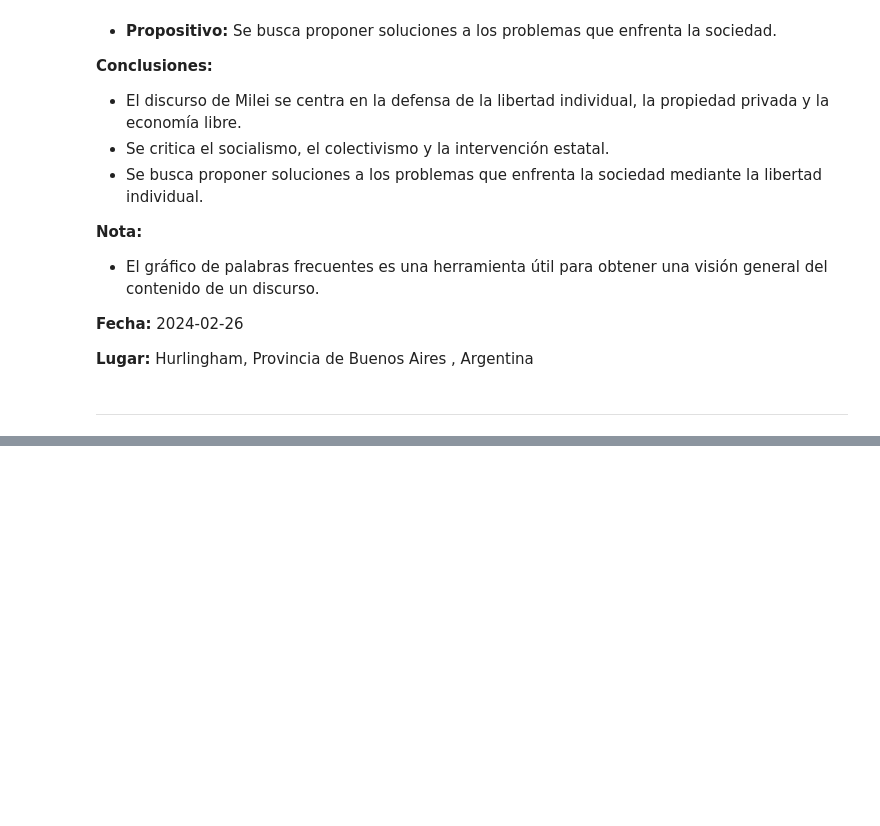
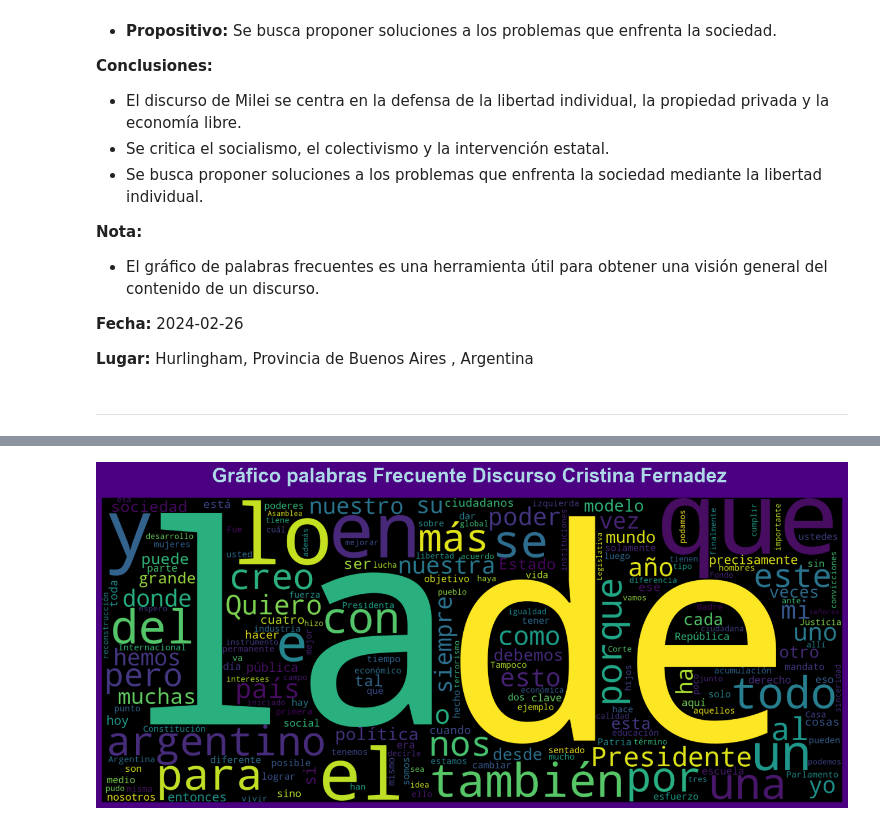
Before and after one commit to Wanves/An-lisis-Frecuencia-de-Palabras, a Jupyter notebook: Analisis_palabras_frecuentes.ipynb, the cells around one changed output, grey strips where cells are left out. Cells and saved outputs as stored; diff of their text form; code cells hidden in the pictures; blank space fills up the shorter version.

```diff
--- a/Analisis_palabras_frecuentes.ipynb
+++ b/Analisis_palabras_frecuentes.ipynb
@@ -302,0 +553,17 @@ grafico(wordcloud)
+# %%
+def grafico(wordcloud):
+    plt.figure(figsize=(20,7), facecolor='indigo')
+    plt.imshow(wordcloud)
+    wordcloud = WordCloud(width=800, height=500, collocations=False).generate(lista_discurso_cristina_fernadez)
+    plt.title('Gráfico palabras Frecuente Discurso Cristina Fernadez ', size= 25, color='lightblue', fontweight='bold', pad=20)
+    plt.xlabel('x', size= 20, color='lightblue', fontweight='bold',labelpad=20)
+    plt.ylabel('y', size= 20, color='lightblue', fontweight='bold',labelpad=20)
+    plt.xticks(color='lightblue', size=15, fontweight='bold')
+    plt.yticks(color='lightblue', size=15, fontweight='bold')
+    # plt.legend(['temperatura'], loc='best', fontsize=15)
+    plt.axis('off')
+    plt.show()
+wordcloud = WordCloud(width=1700, height=700, collocations=False).generate(lista_discurso_cristina_fernadez)
+grafico(wordcloud)
+# %% [output]
+[figure, added]
```
Also changed, not shown: parts of 17 cells of this notebook.
